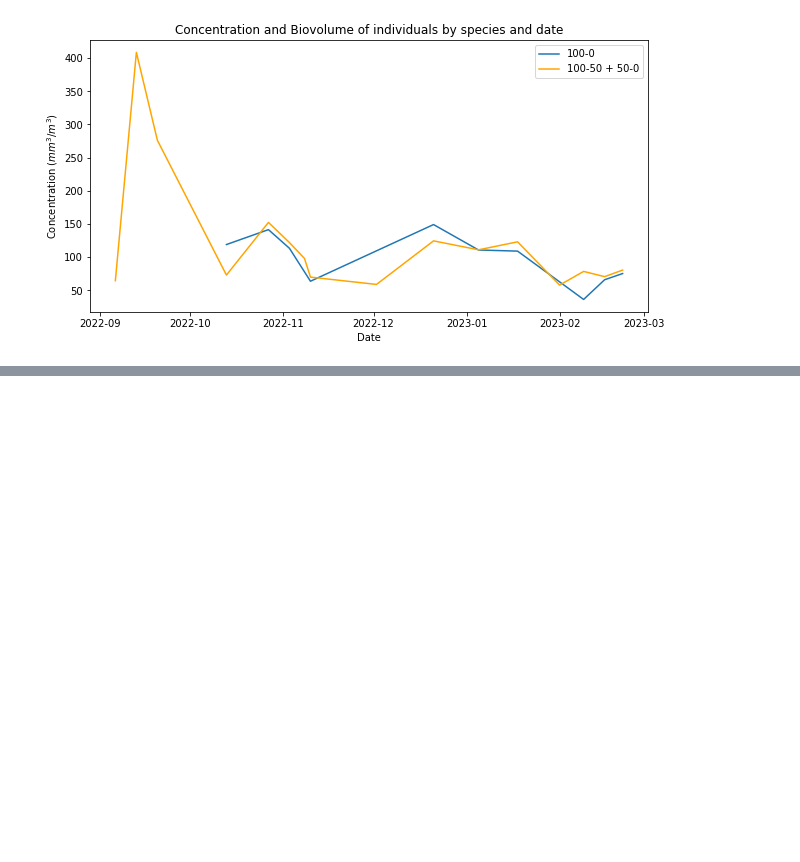
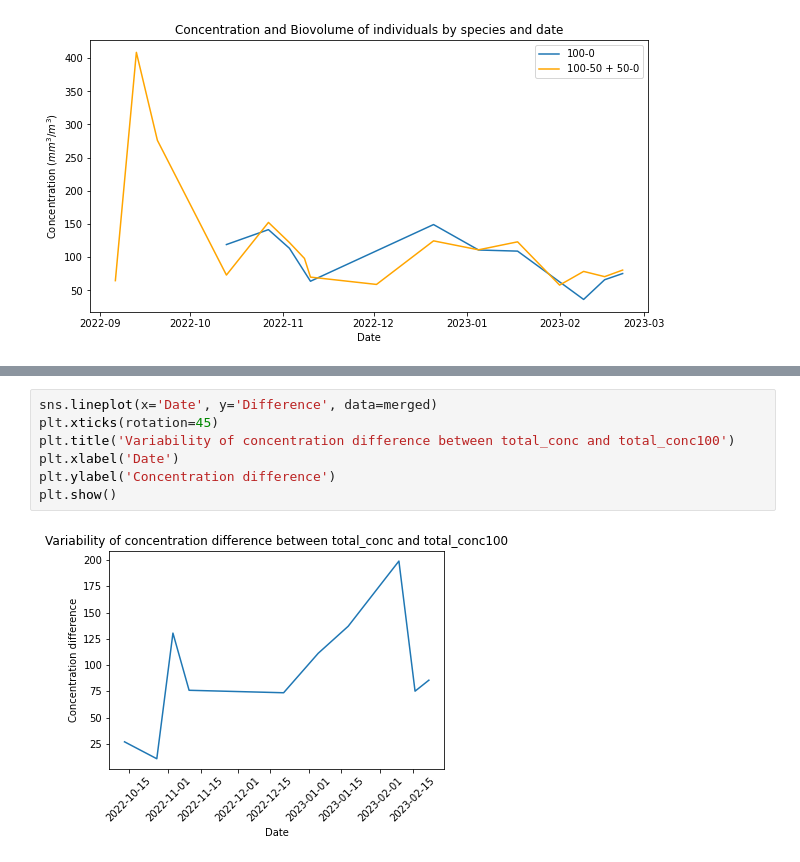
Before and after one commit to JerKeller/MP-Ecotaxa, a Jupyter notebook: ecotaxa_analysis.ipynb, the cells around one changed output, grey strips where cells are left out. Cells and saved outputs as stored; diff of their text form; blank space fills up the shorter version.

```diff
--- a/ecotaxa_analysis.ipynb
+++ b/ecotaxa_analysis.ipynb
@@ -350,0 +555,9 @@ plt.show()
+# %%
+sns.lineplot(x='Date', y='Difference', data=merged)
+plt.xticks(rotation=45)
+plt.title('Variability of concentration difference between total_conc and total_conc100')
+plt.xlabel('Date')
+plt.ylabel('Concentration difference')
+plt.show()
+# %% [output]
+[figure, added]
```
Also changed, not shown: parts of 19 cells of this notebook.
